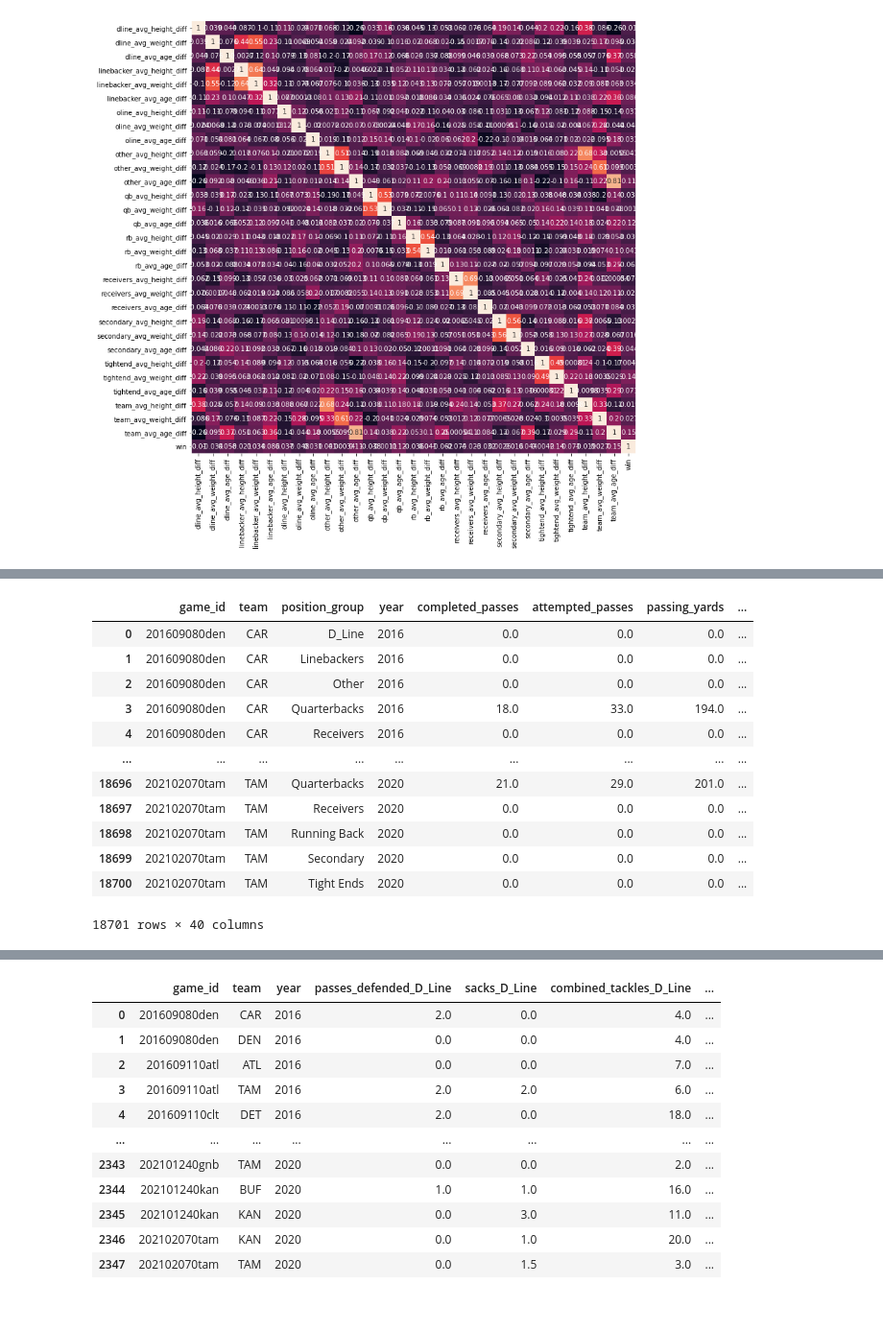
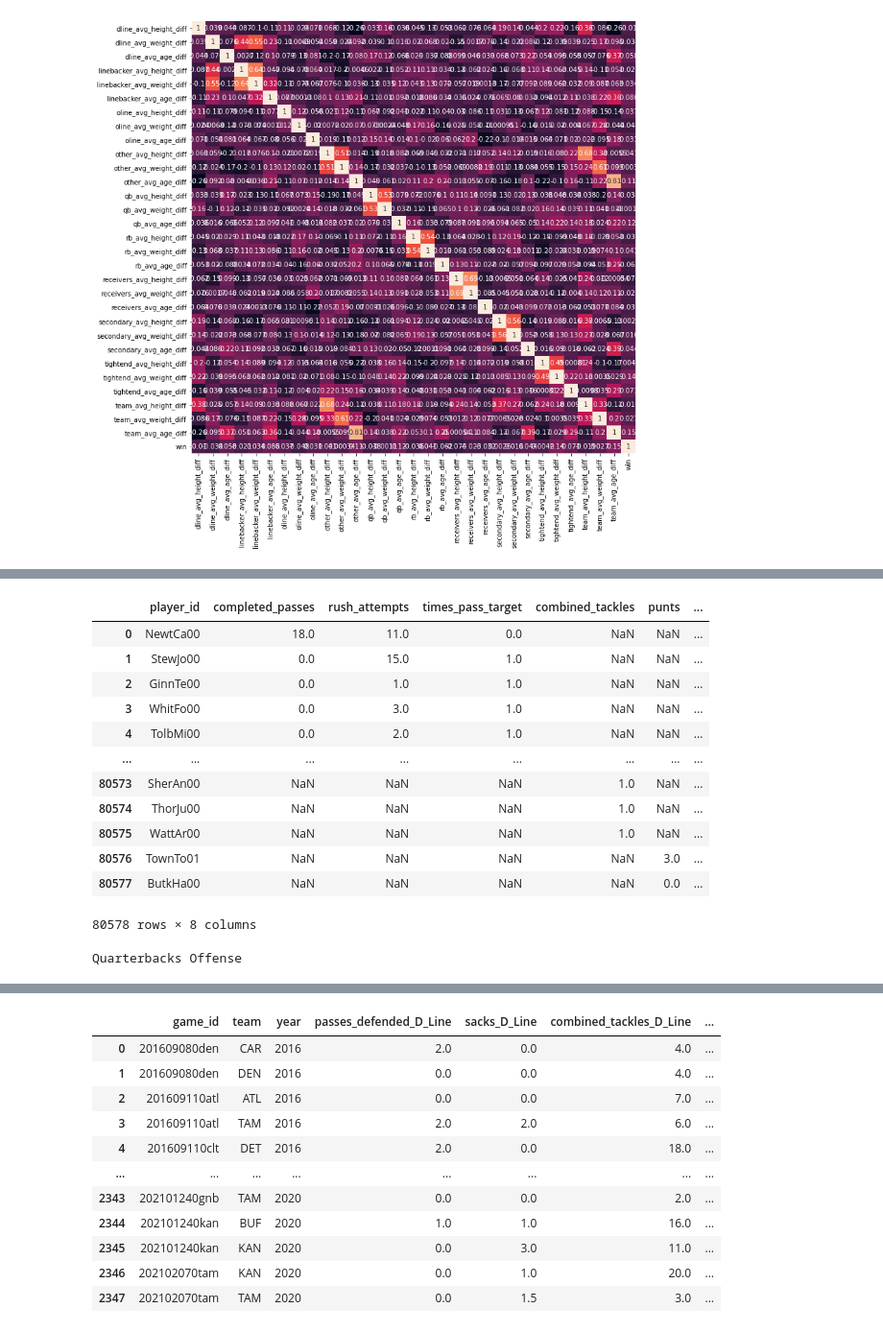
Before and after one commit to WillRobinson152/NFL_Analysis, a Jupyter notebook: CleanDataForEDA.ipynb, the cells around one changed output, grey strips where cells are left out. Shown at 96% size. Cells and saved outputs as stored; diff of their text form; code cells hidden in the pictures.

```diff
--- a/CleanDataForEDA.ipynb
+++ b/CleanDataForEDA.ipynb
@@ -496,19 +436,0 @@ winners
-# %%
-off_def = off_def.merge(winners.rename(columns={'boxscore_index':'game_id'}),
-             how='left', on=['game_id', 'team'])
-off_def['result'] = off_def.result.fillna(1)
-off_def
-# %% [output]
-|  | game_id | team | position_group | year | completed_passes | attempted_passes | passing_yards | ... |
-| 0 | 201609080den | CAR | D_Line | 2016 | 0.0 | 0.0 | 0.0 | ... |
-| 1 | 201609080den | CAR | Linebackers | 2016 | 0.0 | 0.0 | 0.0 | ... |
-| 2 | 201609080den | CAR | Other | 2016 | 0.0 | 0.0 | 0.0 | ... |
-| 3 | 201609080den | CAR | Quarterbacks | 2016 | 18.0 | 33.0 | 194.0 | ... |
-| 4 | 201609080den | CAR | Receivers | 2016 | 0.0 | 0.0 | 0.0 | ... |
-| ... | ... | ... | ... | ... | ... | ... | ... | ... |
-| 18696 | 202102070tam | TAM | Quarterbacks | 2020 | 21.0 | 29.0 | 201.0 | ... |
-| 18697 | 202102070tam | TAM | Receivers | 2020 | 0.0 | 0.0 | 0.0 | ... |
-| 18698 | 202102070tam | TAM | Running Back | 2020 | 0.0 | 0.0 | 0.0 | ... |
-| 18699 | 202102070tam | TAM | Secondary | 2020 | 0.0 | 0.0 | 0.0 | ... |
-| 18700 | 202102070tam | TAM | Tight Ends | 2020 | 0.0 | 0.0 | 0.0 | ... |
-18701 rows × 40 columns
@@ -520,0 +437,18 @@ def get_pg(df, pg, value_list):
+# %%
+pgf = gameplay[['player_id', 'completed_passes', 'rush_attempts', 'times_pass_target',
+                'combined_tackles', 'punts','kickoff_returns','year']].reset_index(drop=True)
+pgf
+# %% [output]
+|  | player_id | completed_passes | rush_attempts | times_pass_target | combined_tackles | punts | ... |
+| 0 | NewtCa00 | 18.0 | 11.0 | 0.0 | NaN | NaN | ... |
+| 1 | StewJo00 | 0.0 | 15.0 | 1.0 | NaN | NaN | ... |
+| 2 | GinnTe00 | 0.0 | 1.0 | 1.0 | NaN | NaN | ... |
+| 3 | WhitFo00 | 0.0 | 3.0 | 1.0 | NaN | NaN | ... |
+| 4 | TolbMi00 | 0.0 | 2.0 | 1.0 | NaN | NaN | ... |
+| ... | ... | ... | ... | ... | ... | ... | ... |
+| 80573 | SherAn00 | NaN | NaN | NaN | 1.0 | NaN | ... |
+| 80574 | ThorJu00 | NaN | NaN | NaN | 1.0 | NaN | ... |
+| 80575 | WattAr00 | NaN | NaN | NaN | 1.0 | NaN | ... |
+| 80576 | TownTo01 | NaN | NaN | NaN | NaN | 3.0 | ... |
+| 80577 | ButkHa00 | NaN | NaN | NaN | NaN | 0.0 | ... |
+80578 rows × 8 columns
@@ -520,0 +473,6 @@ def get_pg(df, pg, value_list):
+# %%
+for item in gameplay[['position_group','unit']].to_dict(orient='split')['data']:
+    print(item[0], item[1])
+    break
+# %% [output]
+Quarterbacks Offense
```
Also changed, not shown: parts of 42 cells of this notebook.
